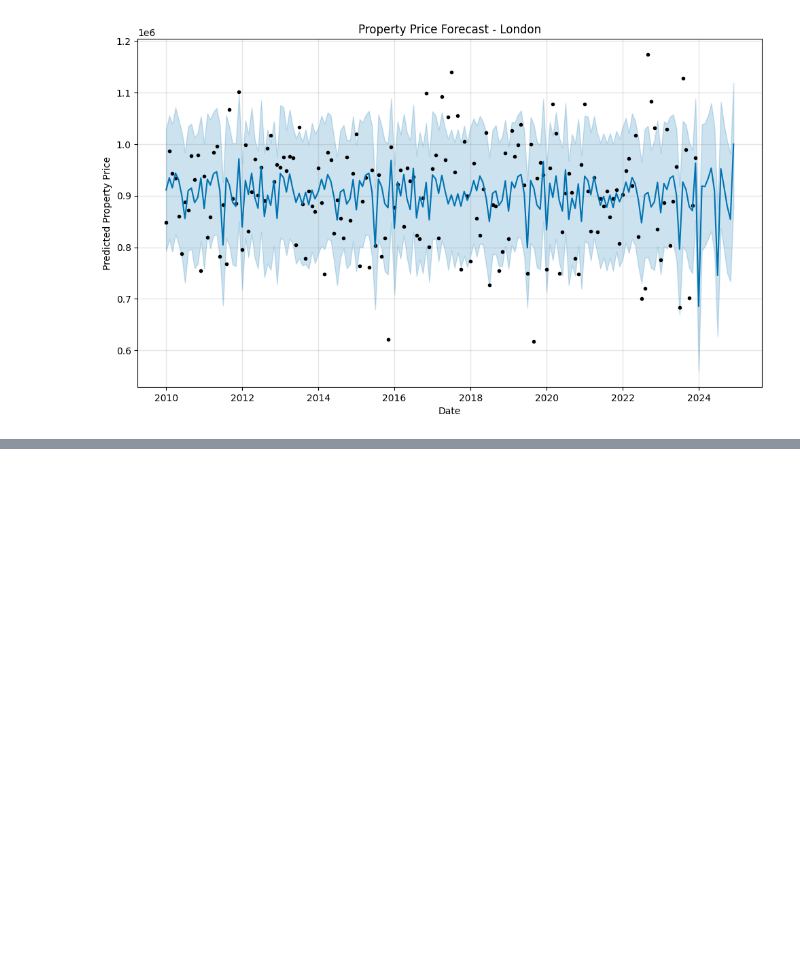
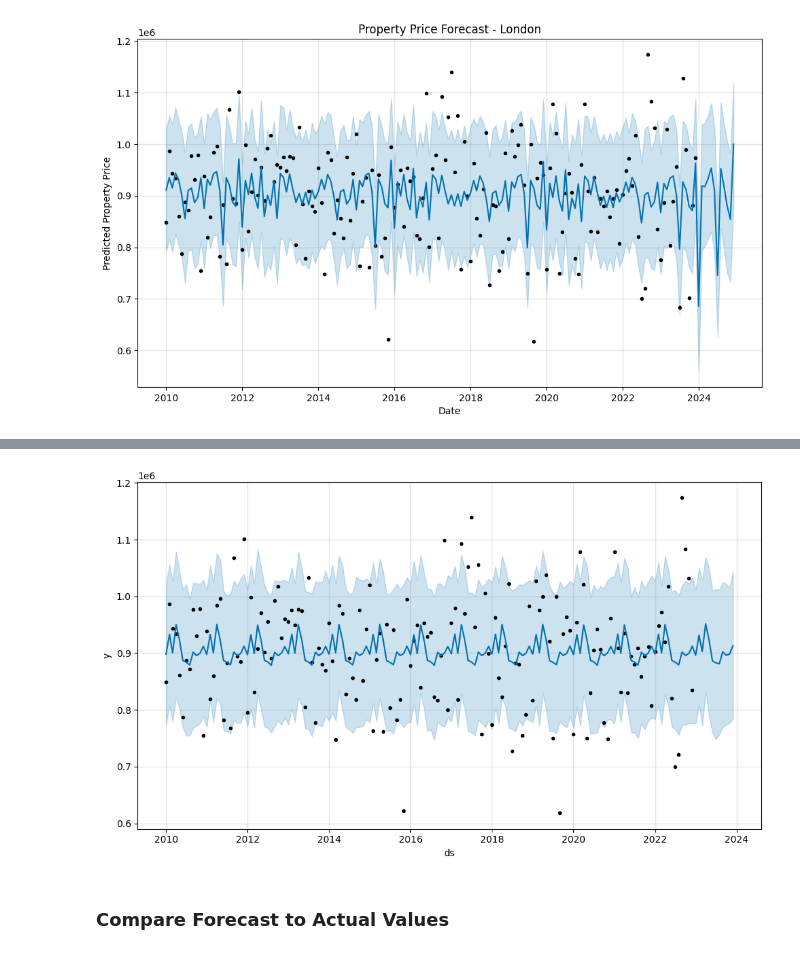
Before and after one commit to zekiyerdem/retirement_housing_investment_forecast_time_series, a Jupyter notebook: Notebooks/Time_series_analysis_forecast.ipynb, the cells around one changed output, grey strips where cells are left out. Drawn from its saved outputs; the diff is of its cells as text; code cells hidden in the pictures; blank space fills up the shorter version.

```diff
--- a/Notebooks/Time_series_analysis_forecast.ipynb
+++ b/Notebooks/Time_series_analysis_forecast.ipynb
@@ -160,0 +186,21 @@ plt.show()
+# %%
+# Create a train-test split for evaluation
+train = df_london.iloc[:-12]  # Training data (all but last 12 months)
+test = df_london.iloc[-12:]   # Test data (last 12 months)
+
+# Prepare the train dataset for Prophet
+train_prophet = train[['Property_Price']].reset_index()
+train_prophet.columns = ['ds', 'y']  # Prophet requires 'ds' for date and 'y' for target value
+
+# Initialize and fit the model on training data
+model = Prophet(yearly_seasonality=True)
+model.fit(train_prophet)
+
+# Create a future dataframe to match the test set
+future = model.make_future_dataframe(periods=12, freq='M')
+forecast = model.predict(future)
+
+# Plot the forecast and test data
+model.plot(forecast)
+plt.show()
+# %% [output]
@@ -160,0 +209,3 @@ plt.show()
+[figure, added]
+# %% [markdown]
+### Compare Forecast to Actual Values
```
Also changed, not shown: parts of 11 cells of this notebook.
